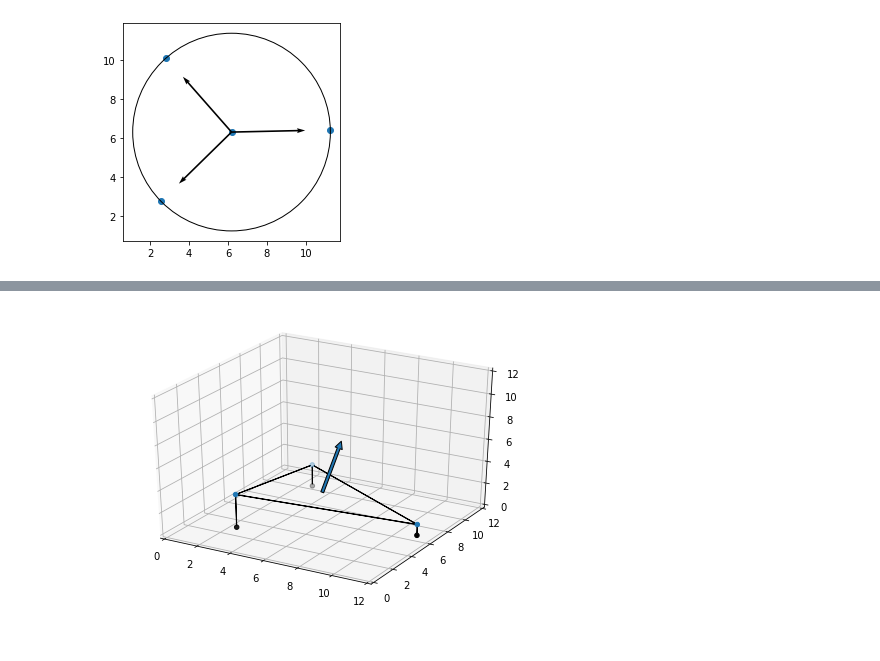
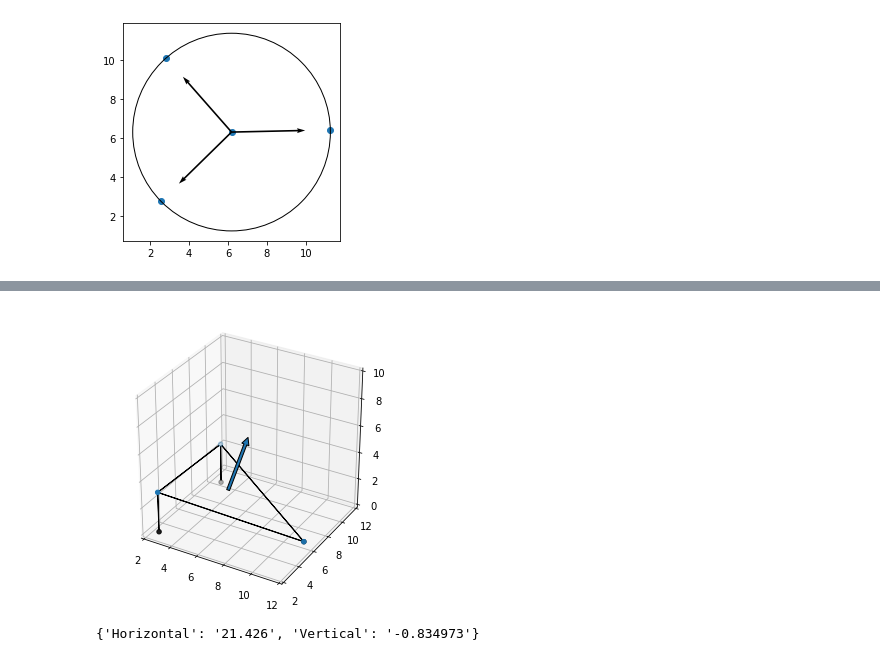
Before and after one commit to edwardptera/SHIMIA-Gravimetrico, a Jupyter notebook: Gravimetry/Trypod.ipynb, the cells around one changed output, grey strips where cells are left out. Saved outputs shown, nothing was run; the diff lists cells and outputs as text; code cells hidden in the pictures.

```diff
--- a/Gravimetry/Trypod.ipynb
+++ b/Gravimetry/Trypod.ipynb
@@ -114,42 +114,55 @@ setattr(Axes3D, 'arrow3D', _arrow3D)
 # %%
 def fun(a, b, c, rs=rs):
   r01 = np.append(r1, 0)
   r02 = np.append(r2, 0)
   r03 = np.append(r3, 0)
   rr1 = np.append(r1, a)
   rr2 = np.append(r2, b)
   rr3 = np.append(r3, c)
   r0s = np.array([r01,r02,r03])
   rrs = np.array([rr1,rr2,rr3])
   rrm = np.mean(rrs, axis=0)
   rr_list = np.append(rrs, [rrm], axis=0)
   rrn = np.cross((rr2-rr1),(rr3-rr1))
   rrn = 5*rrn/np.linalg.norm(rrn)
 
-  fig = plt.figure()
-  ax = fig.add_subplot(111, projection='3d')
+  h = 1-2*np.arctan2(*rrn[[2,0]])/np.pi
+  v = 1-2*np.arctan2(*rrn[[2,1]])/np.pi
+
+  level = {
+  'Horizontal': f'{100*h:g}',
+  'Vertical':   f'{100*v:g}'
+  }
+
+  fig = plt.figure(figsize=plt.figaspect(1))
+  ax = Axes3D(fig)
   ax.scatter(*rrs.T)
   ax.scatter(*r0s.T, c='k')
 
+  # ax.arrow3D(*[0,0,0], *(rr1))
+  # ax.arrow3D(*[0,0,0], *(rr2))
+  # ax.arrow3D(*[0,0,0], *(rr3))
   ax.arrow3D(*r01, *(rr1-r01))
   ax.arrow3D(*r02, *(rr2-r02))
   ax.arrow3D(*r03, *(rr3-r03))
 
   ax.arrow3D(*rr1, *(rr2-rr1))
   ax.arrow3D(*rr1, *(rr3-rr1))
   ax.arrow3D(*rr2, *(rr3-rr2))
   ax.arrow3D(*rrm, *rrn, mutation_scale=15)
-  ax.set_xlim(0,12)
-  ax.set_ylim(0,12)
-  ax.set_zlim(0,12)
-  fig.tight_layout(pad=0)
+  ax.set_xlim(2,12)
+  ax.set_ylim(2,12)
+  ax.set_zlim(0,10)
   plt.close()
-  return fig
+  return fig, level
 
-fun(3,1,2)
+fig, level = fun(3,0,3)
+display(fig)
+print(level)
 # %% [output]
 [interactive output not drawn]
-[figure, old version]
+[figure, new version]
+{'Horizontal': '21.426', 'Vertical': '-0.834973'}
 # %%
 iface = gr.Interface(
     fn=fun,
```
Also changed, not shown: parts of 1 cell of this notebook, 1 other file.
